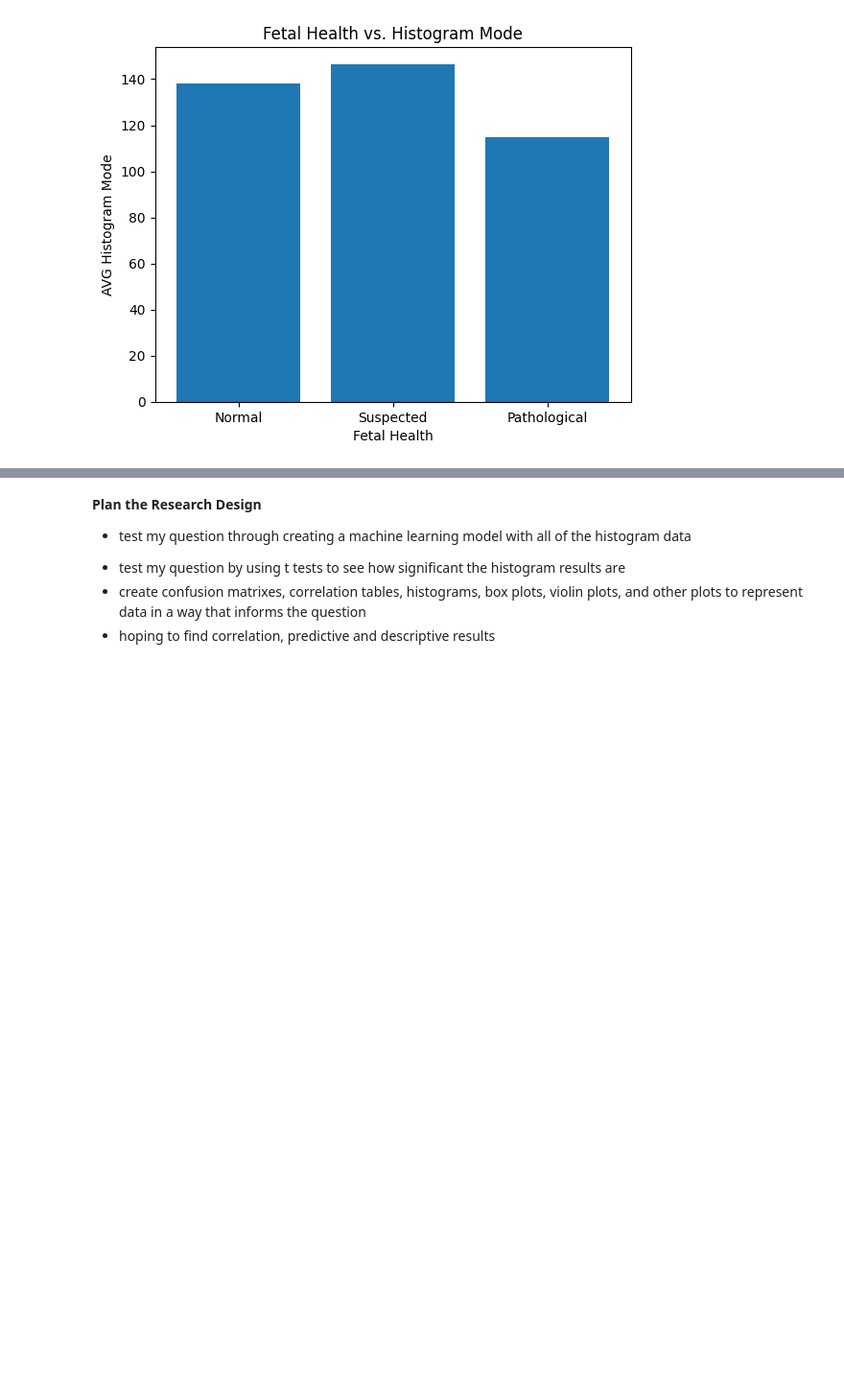
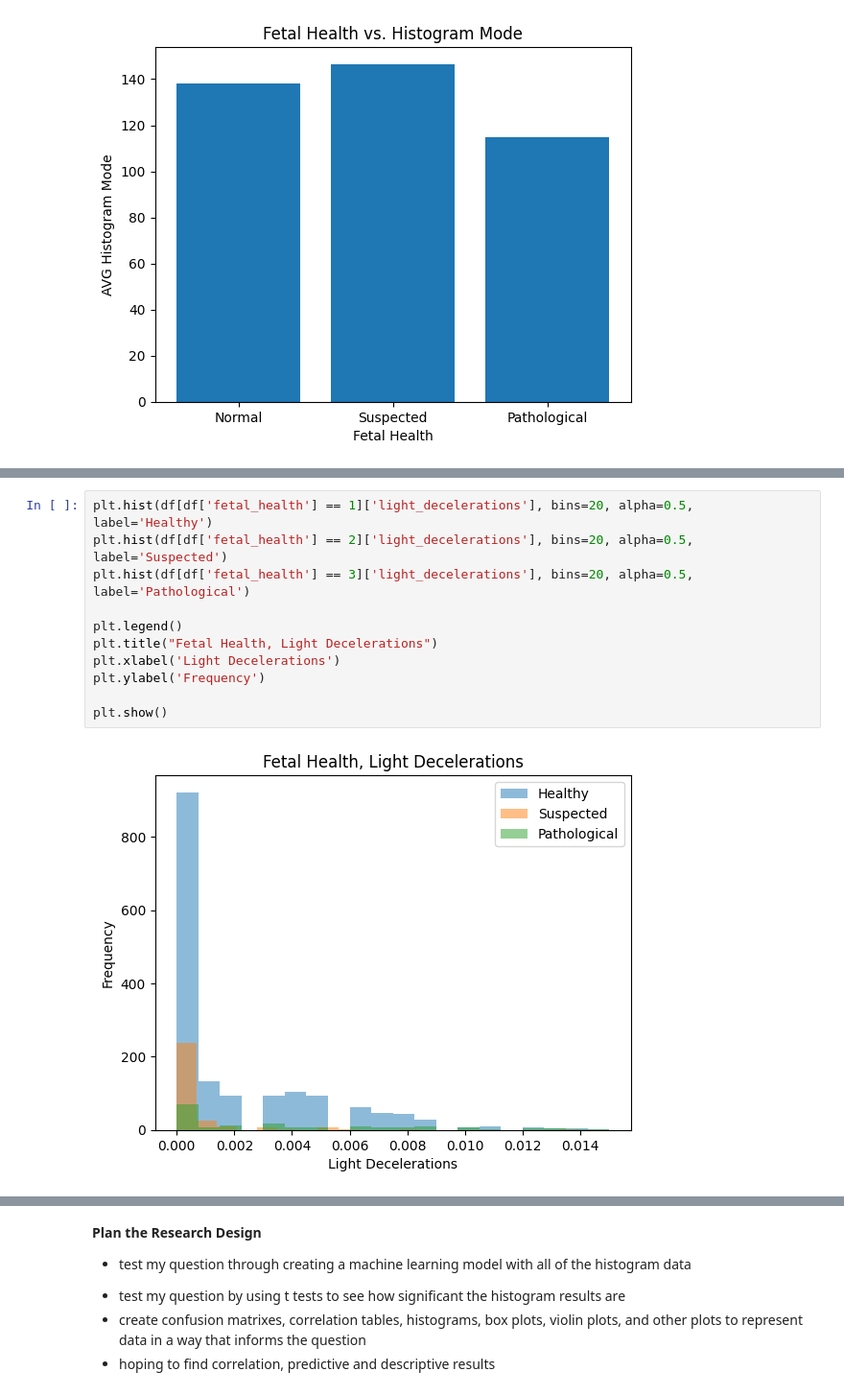
Before and after one commit to ellaodinec/EllaOdinec, a Jupyter notebook: Ella_Odinec_Data_Science_Research_Final_Code.ipynb, the cells around one changed output, grey strips where cells are left out. Shown at 96% size. Cells and saved outputs as stored; diff of their text form; blank space fills up the shorter version.

```diff
--- a/Ella_Odinec_Data_Science_Research_Final_Code.ipynb
+++ b/Ella_Odinec_Data_Science_Research_Final_Code.ipynb
@@ -331,0 +347,13 @@ plt.show()
+# %%
+plt.hist(df[df['fetal_health'] == 1]['light_decelerations'], bins=20, alpha=0.5, label='Healthy')
+plt.hist(df[df['fetal_health'] == 2]['light_decelerations'], bins=20, alpha=0.5, label='Suspected')
+plt.hist(df[df['fetal_health'] == 3]['light_decelerations'], bins=20, alpha=0.5, label='Pathological')
+
+plt.legend()
+plt.title("Fetal Health, Light Decelerations")
+plt.xlabel('Light Decelerations')
+plt.ylabel('Frequency')
+
+plt.show()
+# %% [output]
+[figure, added]
```
Also changed, not shown: parts of 27 cells of this notebook.
